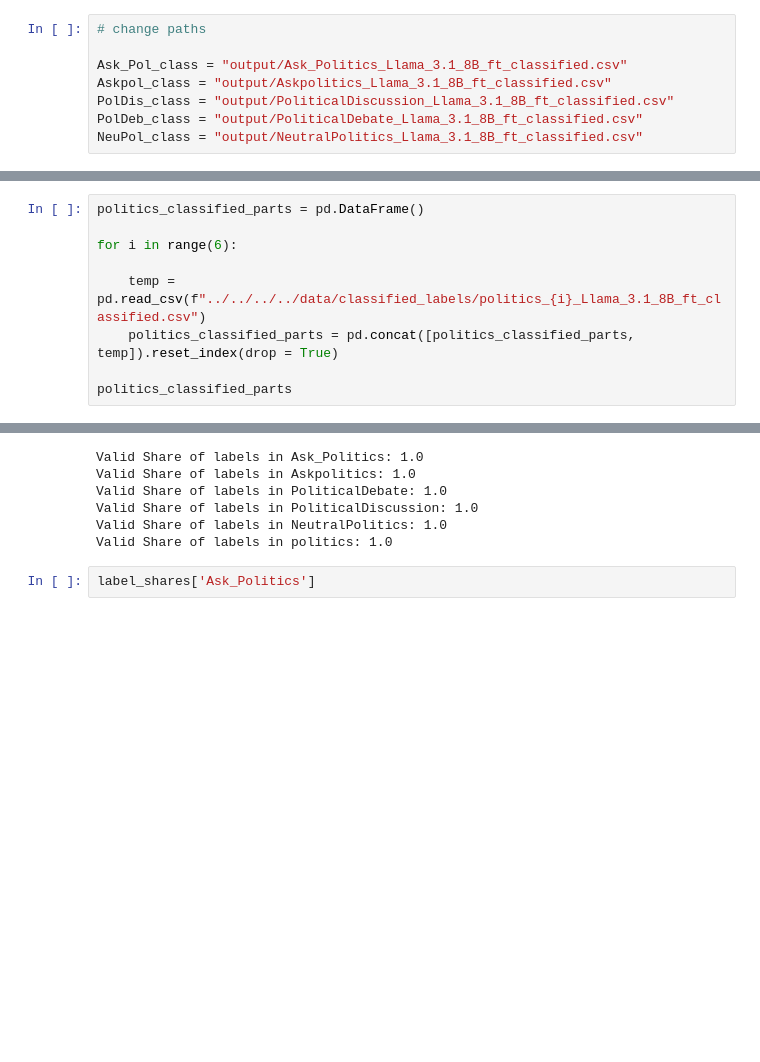
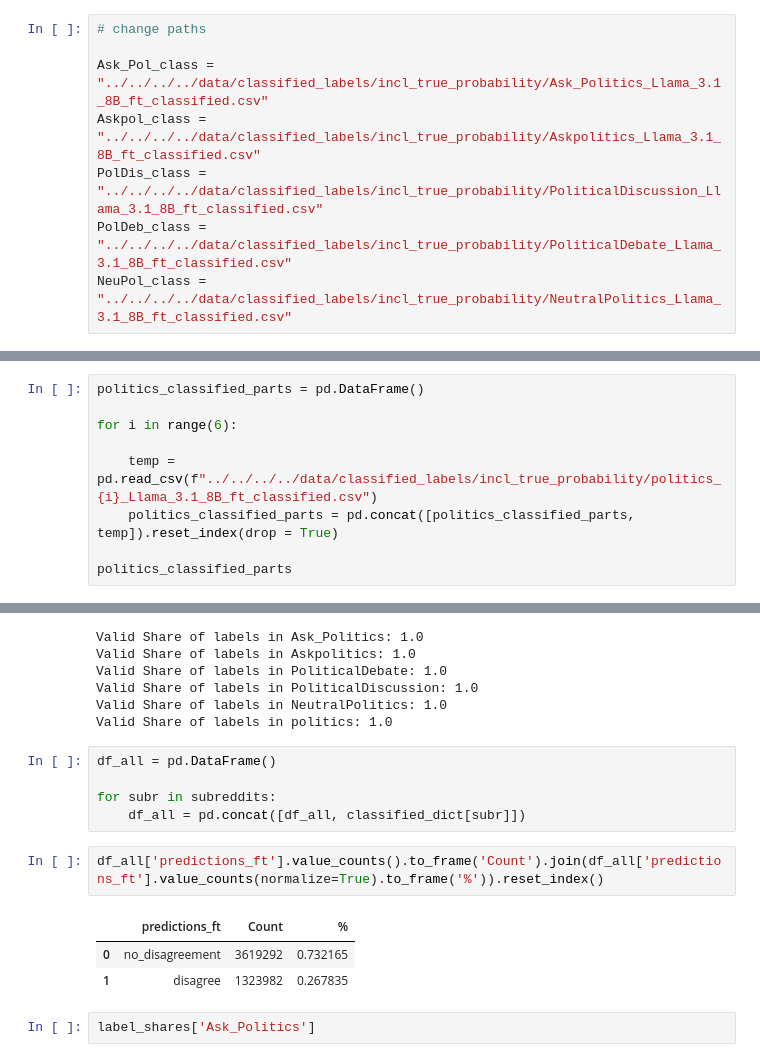
Before and after one commit to elenasolar/MasterThesis_EMI_and_Disagreement, a Jupyter notebook: code/llama/Classification/two_labels/attention_FFN_LoRa/apply_2labels_LoRa_FFN_Llama_3.1_8B.ipynb, the cells around one changed output, grey strips where cells are left out. Drawn from its saved outputs; the diff is of its cells as text; blank space fills up the shorter version.

```diff
--- a/code/llama/Classification/two_labels/attention_FFN_LoRa/apply_2labels_LoRa_FFN_Llama_3.1_8B.ipynb
+++ b/code/llama/Classification/two_labels/attention_FFN_LoRa/apply_2labels_LoRa_FFN_Llama_3.1_8B.ipynb
@@ -826,11 +826,11 @@ len(politics_chunks)
 # %%
 # change paths
 
-Ask_Pol_class = "output/Ask_Politics_Llama_3.1_8B_ft_classified.csv"
-Askpol_class = "output/Askpolitics_Llama_3.1_8B_ft_classified.csv"
-PolDis_class = "output/PoliticalDiscussion_Llama_3.1_8B_ft_classified.csv"
-PolDeb_class = "output/PoliticalDebate_Llama_3.1_8B_ft_classified.csv"
-NeuPol_class = "output/NeutralPolitics_Llama_3.1_8B_ft_classified.csv"
+Ask_Pol_class = "../../../../data/classified_labels/incl_true_probability/Ask_Politics_Llama_3.1_8B_ft_classified.csv"
+Askpol_class = "../../../../data/classified_labels/incl_true_probability/Askpolitics_Llama_3.1_8B_ft_classified.csv"
+PolDis_class = "../../../../data/classified_labels/incl_true_probability/PoliticalDiscussion_Llama_3.1_8B_ft_classified.csv"
+PolDeb_class = "../../../../data/classified_labels/incl_true_probability/PoliticalDebate_Llama_3.1_8B_ft_classified.csv"
+NeuPol_class = "../../../../data/classified_labels/incl_true_probability/NeutralPolitics_Llama_3.1_8B_ft_classified.csv"
 # %%
 Ask_Politics_class = pd.read_csv(Ask_Pol_class)
 Askpolitics_class = pd.read_csv(Askpol_class)
@@ -842,7 +842,7 @@ politics_classified_parts = pd.DataFrame()
 
 for i in range(6):
 
-    temp = pd.read_csv(f"../../../../data/classified_labels/politics_{i}_Llama_3.1_8B_ft_classified.csv")
+    temp = pd.read_csv(f"../../../../data/classified_labels/incl_true_probability/politics_{i}_Llama_3.1_8B_ft_classified.csv")
     politics_classified_parts = pd.concat([politics_classified_parts, temp]).reset_index(drop = True)
 
 politics_classified_parts
@@ -935,6 +935,17 @@ Valid Share of labels in PoliticalDebate: 1.0
 Valid Share of labels in PoliticalDiscussion: 1.0
 Valid Share of labels in NeutralPolitics: 1.0
 Valid Share of labels in politics: 1.0
+# %%
+df_all = pd.DataFrame()
+
+for subr in subreddits:
+    df_all = pd.concat([df_all, classified_dict[subr]])
+# %%
+df_all['predictions_ft'].value_counts().to_frame('Count').join(df_all['predictions_ft'].value_counts(normalize=True).to_frame('%')).reset_index()
+# %% [output]
+|  | predictions_ft | Count | % |
+| 0 | no_disagreement | 3619292 | 0.732165 |
+| 1 | disagree | 1323982 | 0.267835 |
 # %%
 label_shares['Ask_Politics']
 # %% [output]
```
Also changed, not shown: parts of 3 cells of this notebook.
